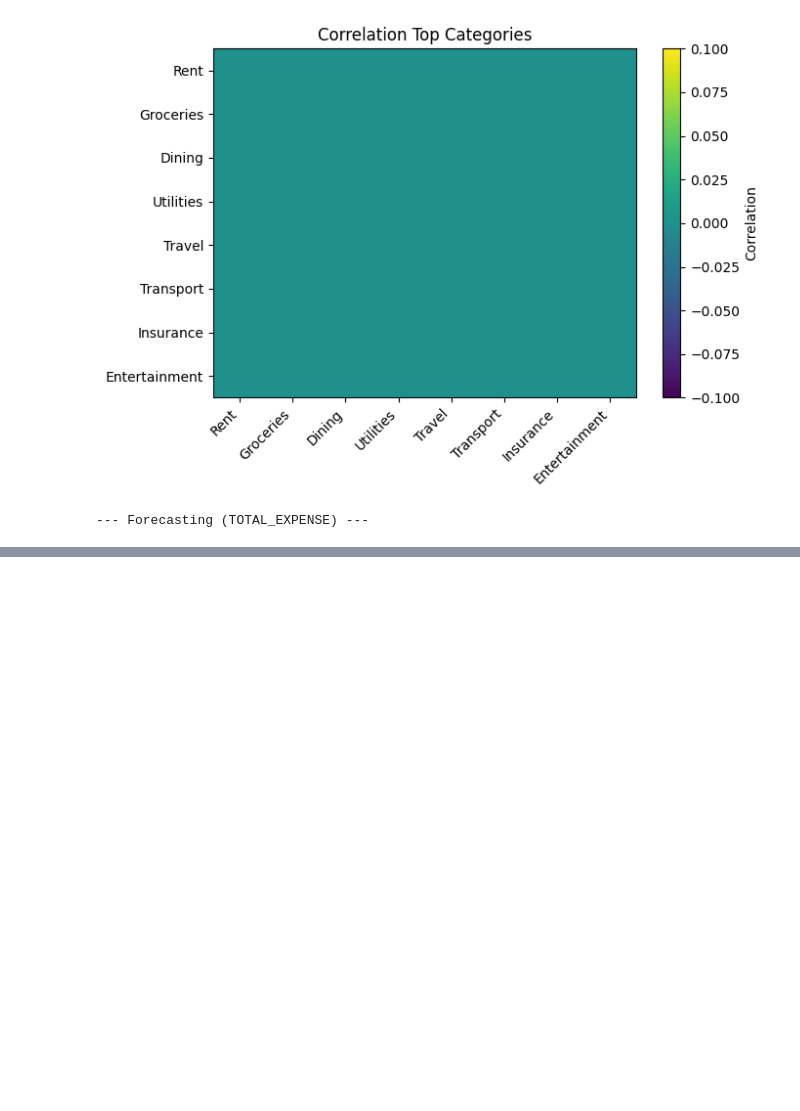
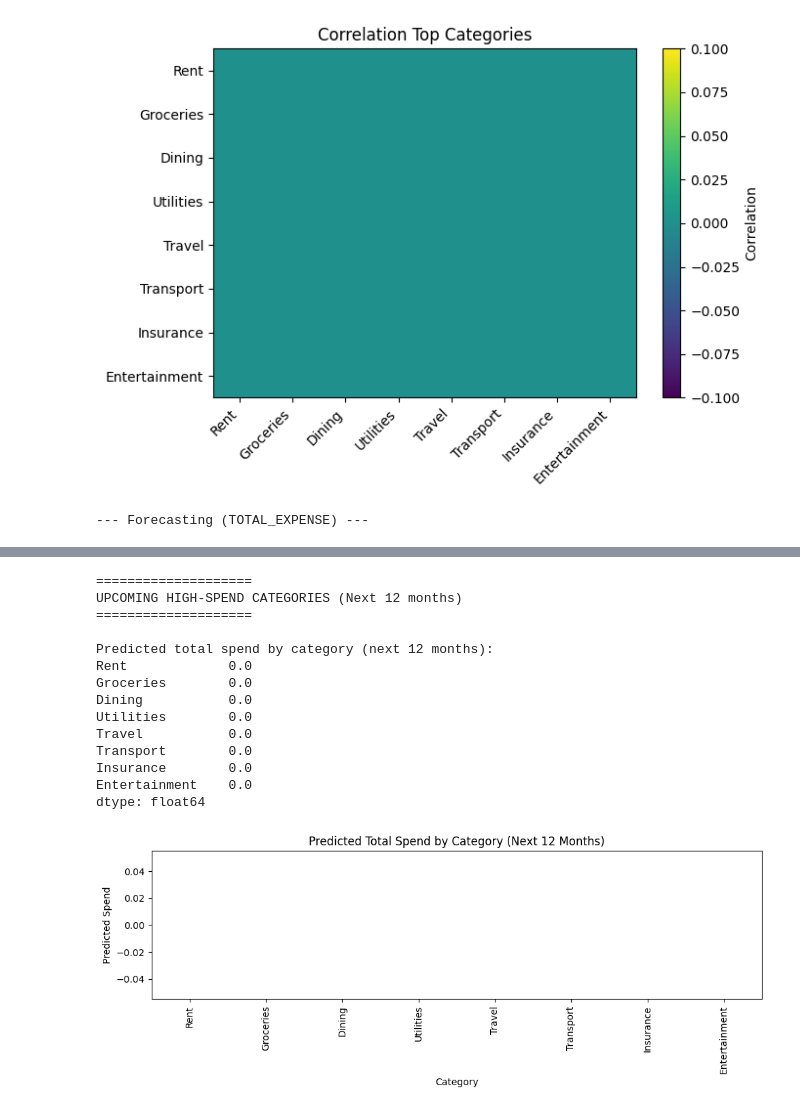
Before and after one commit to Sreekar529/Personal-Expense-and-financial-planning, a Jupyter notebook: pefp2.ipynb, the cells around one changed output, grey strips where cells are left out. Drawn from its saved outputs; the diff is of its cells as text; code cells hidden in the pictures; blank space fills up the shorter version.

```diff
--- a/pefp2.ipynb
+++ b/pefp2.ipynb
@@ -479,0 +638,46 @@ def evaluate_models_for_category(cat_name,series):
+# %%
+
+
+
+print("\n\n====================")
+print("UPCOMING HIGH-SPEND CATEGORIES (Next 12 months)")
+print("====================")
+# Use LSTM forecast if available else use best model per category
+future_table = pd.DataFrame(index=pd.date_range(start=wide.index.max()+pd.offsets.MonthBegin(1), periods=FORECAST_MONTHS, freq="MS"))
+for cat in forecast_categories:
+    perf = category_forecasts[cat]["perf"]
+    best_model = perf.iloc[0]["Model"]
+    f = category_forecasts[cat].get(f" (best_model)_future", None)
+    if isinstance(f, pd.Series):
+        future_table[cat] = f.values
+    else:
+        future_table[cat] = np.nan
+
+future_table["TOTAL_FORECAST_TOPCATS"] = future_table.sum(axis=1, skipna=True)
+# Rank categories by total predicted spend
+pred_totals =future_table[forecast_categories].sum().sort_values(ascending=False)
+print("\nPredicted total spend by category (next 12 months):")
+print(pred_totals)
+plt.figure(figsize=(10, 4))
+pred_totals.plot(kind="bar")
+plt.title("Predicted Total Spend by Category (Next 12 Months)")
+plt.xlabel("Category")
+plt.ylabel("Predicted Spend")
+plt.tight_layout ()
+plt.show()
+# %% [output]
+====================
+UPCOMING HIGH-SPEND CATEGORIES (Next 12 months)
+====================
+
+Predicted total spend by category (next 12 months):
+Rent             0.0
+Groceries        0.0
+Dining           0.0
+Utilities        0.0
+Travel           0.0
+Transport        0.0
+Insurance        0.0
+Entertainment    0.0
+dtype: float64
+[figure, added]
```
Also changed, not shown: parts of 9 cells of this notebook, 1 other file.
